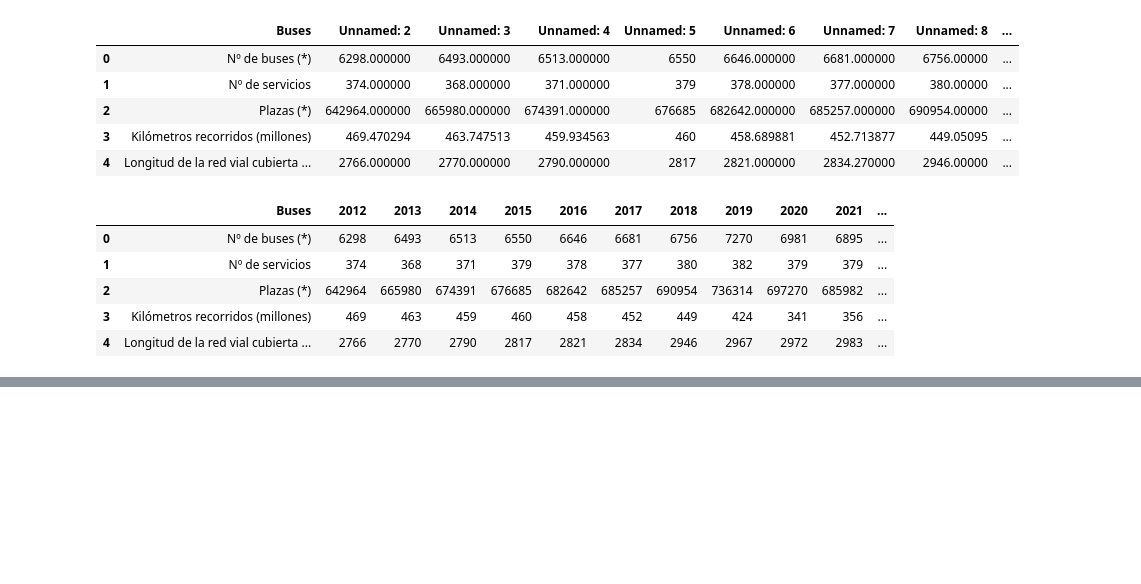
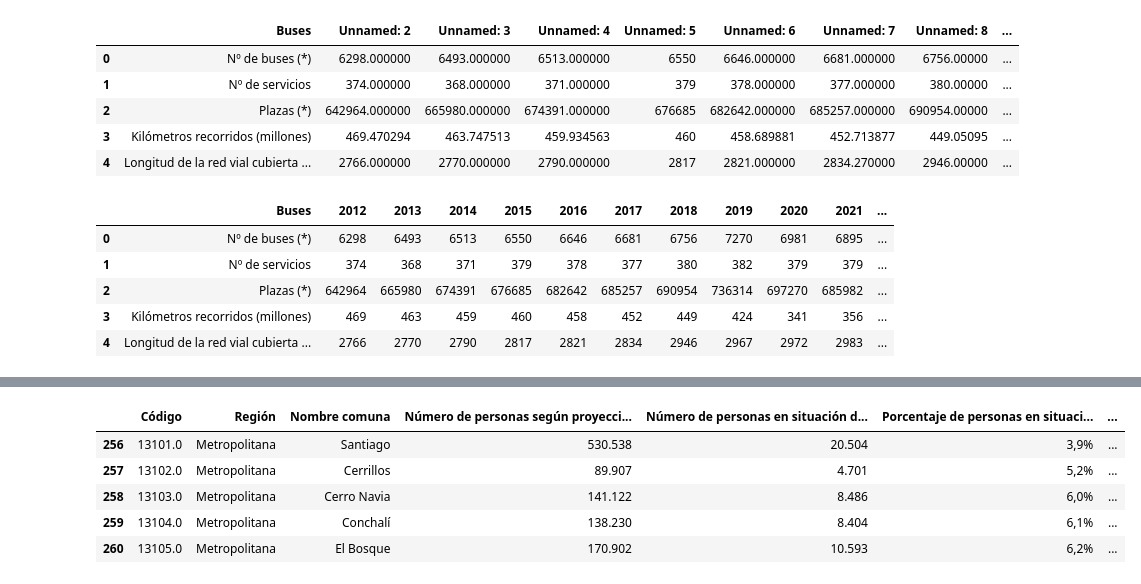
Before and after one commit to canija2000/IMT2200-Proyecto-Grupal, a Jupyter notebook: data.ipynb, the cells around one changed output, grey strips where cells are left out. Saved outputs shown, nothing was run; the diff lists cells and outputs as text; code cells hidden in the pictures; blank space fills up the shorter version.

```diff
--- a/data.ipynb
+++ b/data.ipynb
@@ -392,0 +461,10 @@ numero_buses_por_a.to_csv('data/DTP_CSV/TABLA-NUMERO-METROS-POR-AÑO.csv', index
+# %%
+indices_pobreza = indices_pobreza[indices_pobreza['Región'] == 'Metropolitana']
+indices_pobreza.head()
+# %% [output]
+|  | Código | Región | Nombre comuna | Número de personas según proyecci... | Número de personas en situación d... | Porcentaje de personas en situaci... | ... |
+| 256 | 13101.0 | Metropolitana | Santiago | 530.538 | 20.504 | 3,9% | ... |
+| 257 | 13102.0 | Metropolitana | Cerrillos | 89.907 | 4.701 | 5,2% | ... |
+| 258 | 13103.0 | Metropolitana | Cerro Navia | 141.122 | 8.486 | 6,0% | ... |
+| 259 | 13104.0 | Metropolitana | Conchalí | 138.230 | 8.404 | 6,1% | ... |
+| 260 | 13105.0 | Metropolitana | El Bosque | 170.902 | 10.593 | 6,2% | ... |
```
Also changed, not shown: parts of 19 cells of this notebook, 9 other files.
